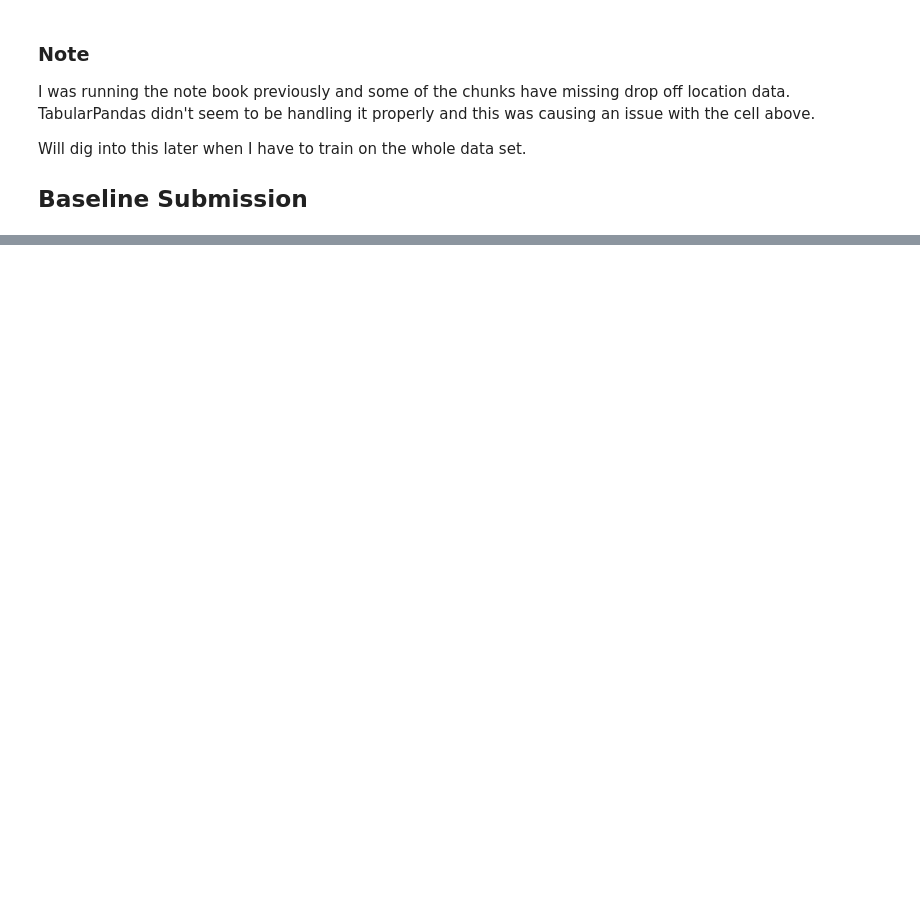
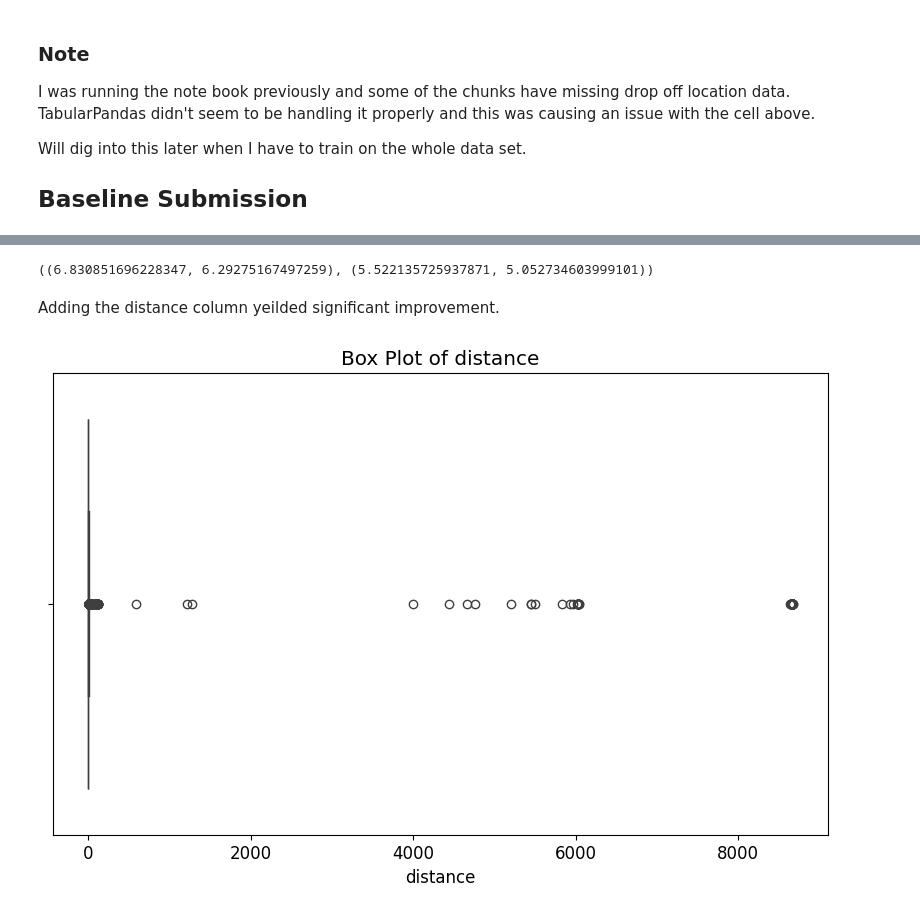
Before and after one commit to loganhartford/taxi_fare, a Jupyter notebook: taxi_fare.ipynb, the cells around one changed output, grey strips where cells are left out. Cells and saved outputs as stored; diff of their text form; code cells hidden in the pictures; blank space fills up the shorter version.

```diff
--- a/taxi_fare.ipynb
+++ b/taxi_fare.ipynb
@@ -287,0 +462,29 @@ submission.head()
+# %%
+def haversine(lat1, lon1, lat2, lon2):
+    R = 6371  # Earth's radius in kilometers
+
+    # Convert latitude and longitude from degrees to radians
+    lat1 = np.radians(lat1)
+    lon1 = np.radians(lon1)
+    lat2 = np.radians(lat2)
+    lon2 = np.radians(lon2)
+
+    # Compute the differences
+    dlat = lat2 - lat1
+    dlon = lon2 - lon1
+
+    # Haversine formula
+    a = np.sin(dlat / 2)**2 + np.cos(lat1) * np.cos(lat2) * np.sin(dlon / 2)**2
+    c = 2 * np.arctan2(np.sqrt(a), np.sqrt(1 - a))
+    distance = R * c
+
+    return distance
+xs_dist = xs.copy()
+xs_dist['distance'] = haversine(xs_dist['pickup_latitude'], xs_dist['pickup_longitude'],
+                           xs_dist['dropoff_latitude'], xs_dist['dropoff_longitude'])
+
+valid_xs_dist = valid_xs.copy()
+valid_xs_dist['distance'] = haversine(valid_xs_dist['pickup_latitude'], valid_xs_dist['pickup_longitude'],
+                           valid_xs_dist['dropoff_latitude'], valid_xs_dist['dropoff_longitude'])
+
+xs_dist.head()
@@ -287,0 +498,9 @@ submission.head()
+# %%
+m_dist = DecisionTreeRegressor(max_leaf_nodes=10)
+m_dist.fit(xs_dist, y);
+# %%
+get_metrics(m, xs, valid_xs), get_metrics(m_dist, xs_dist, valid_xs_dist)
+# %% [output]
+((6.830851696228347, 6.29275167497259), (5.522135725937871, 5.052734603999101))
+# %% [markdown]
+Adding the distance column yeilded significant improvement.
@@ -287,0 +511,4 @@ submission.head()
+# %%
+show_box_plot(xs_dist, "distance")
+# %% [output]
+[figure, added]
```
Also changed, not shown: parts of 65 cells of this notebook, 1 other file.
